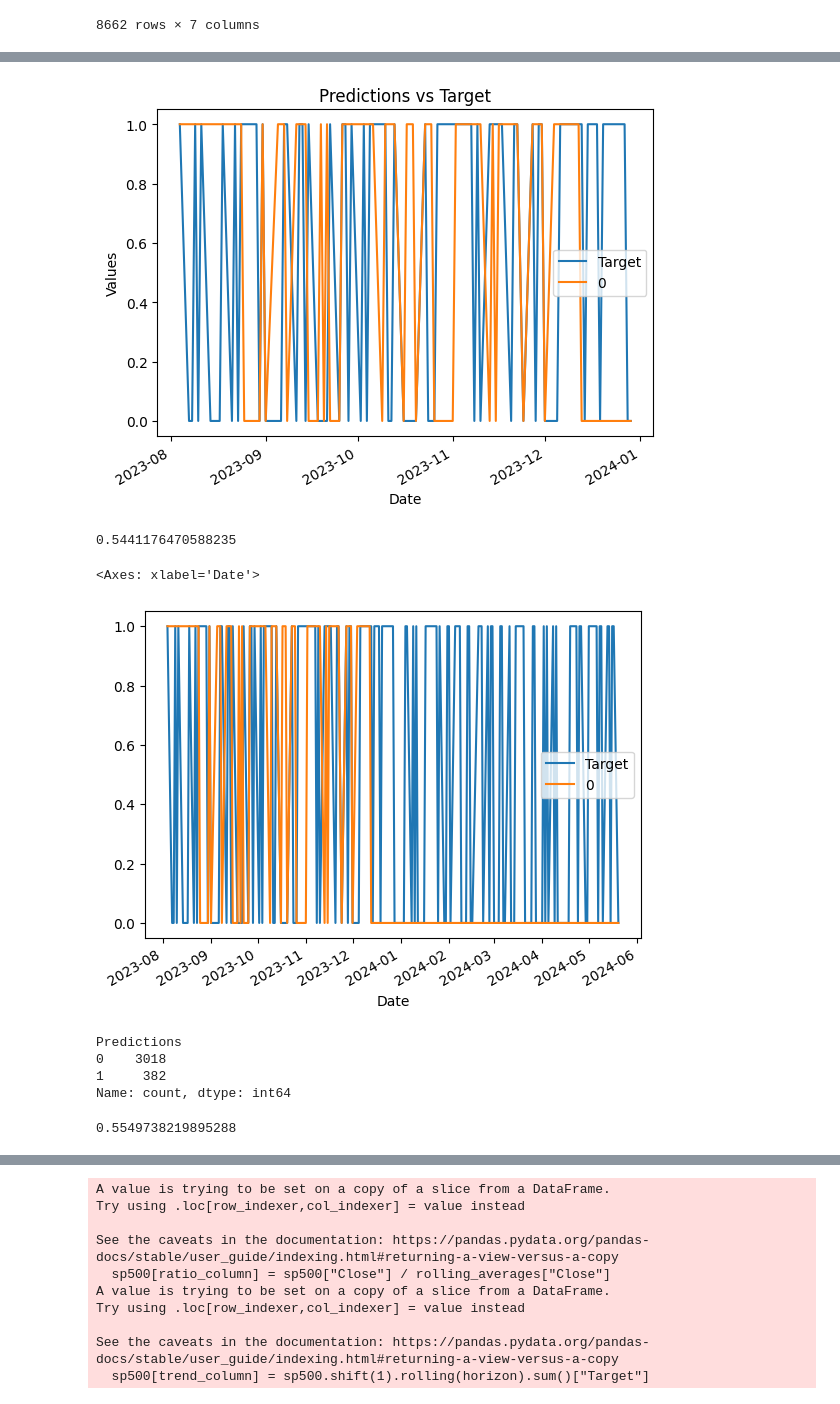
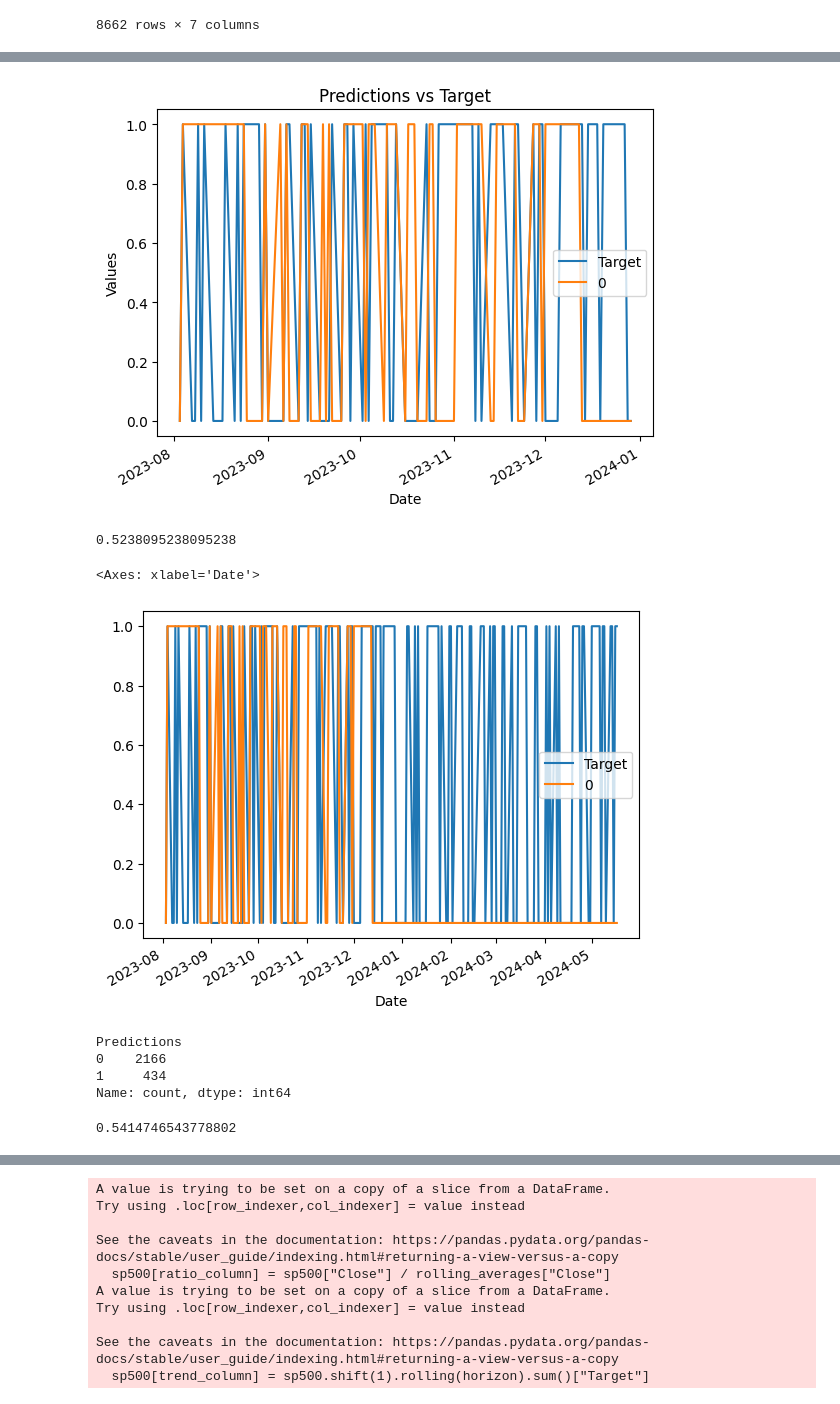
Before and after one commit to RekAlrasheed/S-P-500-stock-predections, a Jupyter notebook: data_science_final_proj.ipynb, the cells around one changed output, grey strips where cells are left out. Drawn from its saved outputs; the diff is of its cells as text; code cells hidden in the pictures.

Commit message:
changed values for model

```diff
--- a/data_science_final_proj.ipynb
+++ b/data_science_final_proj.ipynb
@@ -133,7 +133,7 @@ from sklearn.ensemble import RandomForestClassifier
 # Changed number of decision trees to gain better accuracy
 # Setting min sample split helps avoid overfitting
 # Random state = 1, keeps the seed value 1 ensuring same results when rerunning the model
-model = RandomForestClassifier(n_estimators=250, min_samples_split=150, random_state=1)
+model = RandomForestClassifier(n_estimators=250, min_samples_split=100, random_state=1)
 
 # Splitting the S&P 500 data into training and testing sets
 # The training set consists of all data except the last 100 rows
@@ -209,29 +209,31 @@ Date
 Length: 200, dtype: int64
 # %%
 #TEST
+combined = pd.concat([test["Target"], preds], axis=1)
+
 start_date = "2023-05-01"
 end_date = "2024-01-01"
 filtered_combined = combined.loc[start_date:end_date]
 
 # Plot the filtered DataFrame
 filtered_combined.plot()
 plt.title('Predictions vs Target')
 plt.xlabel('Date')
 plt.ylabel('Values')
 plt.show()
 # %% [output]
-[figure, old version]
+[figure, new version]
 # %%
 precision_score(test["Target"], preds)
 # %% [output]
-0.5441176470588235
+0.5238095238095238
 # %%
 # TODO shorten dates
 combined = pd.concat([test["Target"], preds], axis=1)
 combined.plot()
 # %% [output]
 <Axes: xlabel='Date'>
-[figure, old version]
+[figure, new version]
 # %%
 # So we are currently testing against the last 200 days
 # We want to test across multiple years to enhance real world predictability
@@ -260,11 +262,11 @@ predictions = backtest(sp500, model, predictors)
 predictions["Predictions"].value_counts()
 # %% [output]
 Predictions
-0    3018
-1     382
+0    2166
+1     434
 Name: count, dtype: int64
 # %%
 precision_score(predictions["Target"], predictions["Predictions"])
 # %% [output]
-0.5549738219895288
+0.5414746543778802
 # %%
```
Also changed, not shown: parts of 10 cells of this notebook.
